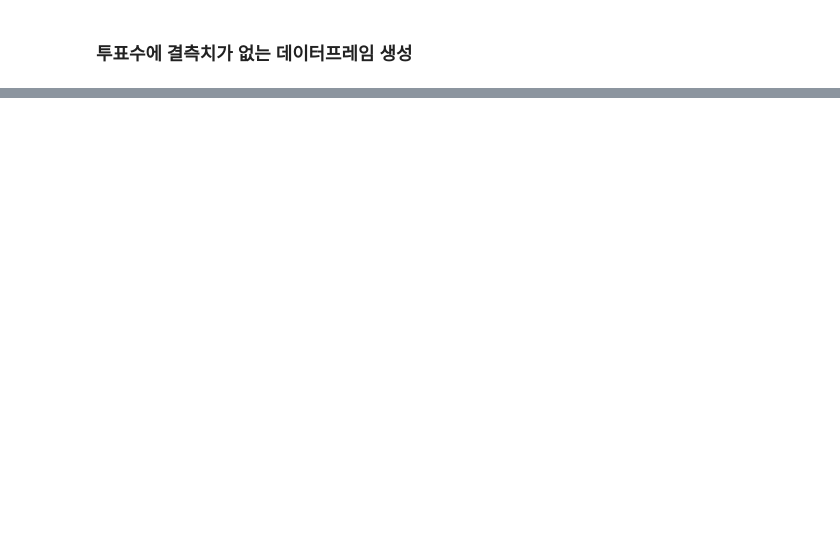
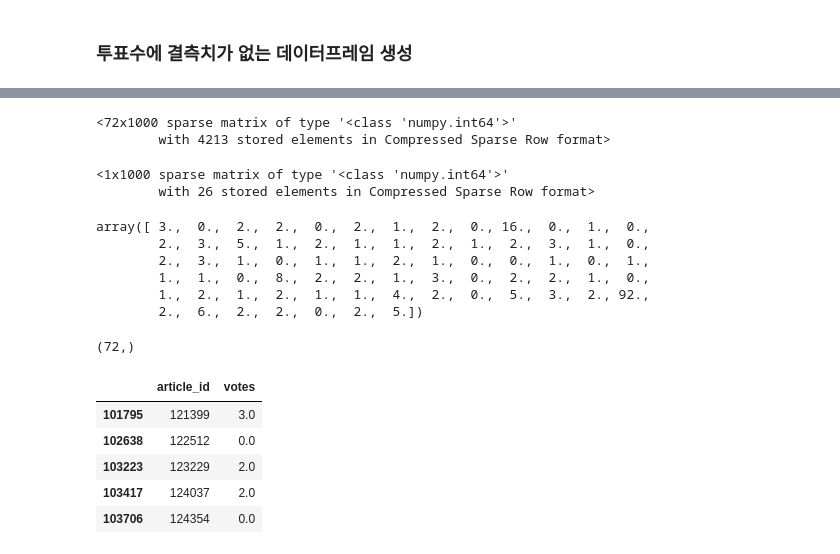
Before and after one commit to corazzon/petitionWrangling, a Jupyter notebook: petition_corrupted.ipynb, the cells around one changed output, grey strips where cells are left out. Cells and saved outputs as stored; diff of their text form; code cells hidden in the pictures; blank space fills up the shorter version.

```diff
--- a/petition_corrupted.ipynb
+++ b/petition_corrupted.ipynb
@@ -249,0 +327,35 @@ y_label.shape
+# %%
+X_test
+# %% [output]
+<72x1000 sparse matrix of type '<class 'numpy.int64'>'
+        with 4213 stored elements in Compressed Sparse Row format>
+# %%
+X_test[2][:100]
+# %% [output]
+<1x1000 sparse matrix of type '<class 'numpy.int64'>'
+        with 26 stored elements in Compressed Sparse Row format>
+# %%
+result = forest.predict(X_test)
+result
+# %% [output]
+array([ 3.,  0.,  2.,  2.,  0.,  2.,  1.,  2.,  0., 16.,  0.,  1.,  0.,
+        2.,  3.,  5.,  1.,  2.,  1.,  1.,  2.,  1.,  2.,  3.,  1.,  0.,
+        2.,  3.,  1.,  0.,  1.,  1.,  2.,  1.,  0.,  0.,  1.,  0.,  1.,
+        1.,  1.,  0.,  8.,  2.,  2.,  1.,  3.,  0.,  2.,  2.,  1.,  0.,
+        1.,  2.,  1.,  2.,  1.,  1.,  4.,  2.,  0.,  5.,  3.,  2., 92.,
+        2.,  6.,  2.,  2.,  0.,  2.,  5.])
+# %%
+result.shape
+# %% [output]
+(72,)
+# %%
+# 결과값만 따로 모아 본다.
+output = pd.DataFrame(data={'article_id':petition_votes_null['article_id'], 'votes':result})
+output.head()
+# %% [output]
+|  | article_id | votes |
+| 101795 | 121399 | 3.0 |
+| 102638 | 122512 | 0.0 |
+| 103223 | 123229 | 2.0 |
+| 103417 | 124037 | 2.0 |
+| 103706 | 124354 | 0.0 |
```
Also changed, not shown: parts of 30 cells of this notebook.
